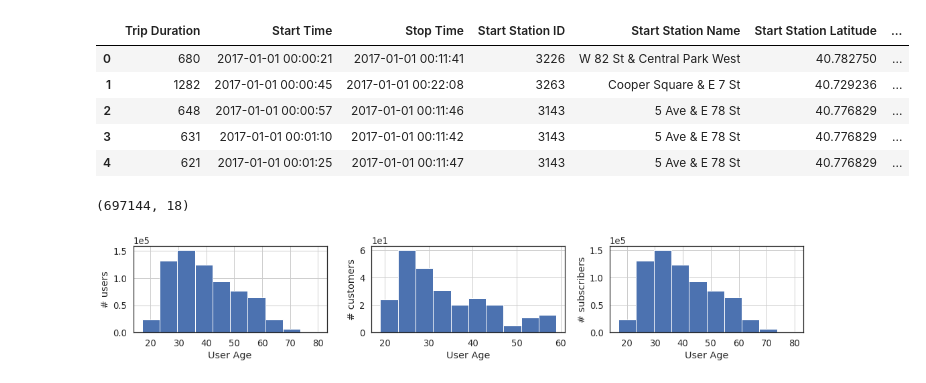
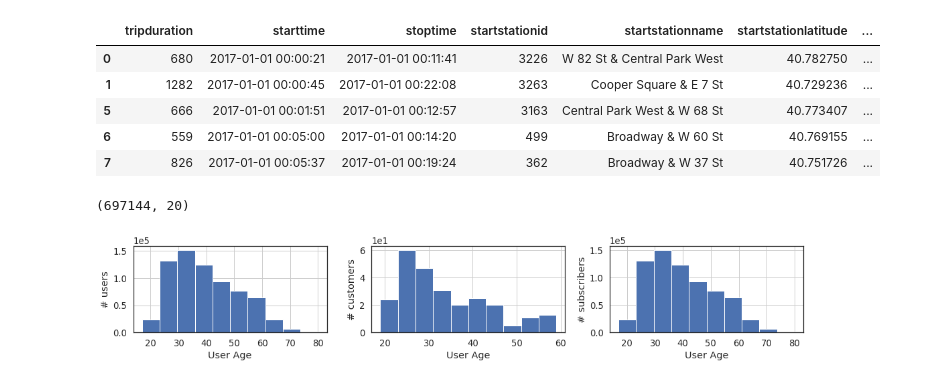
Before and after one commit to kokikwbt/citibike, a Jupyter notebook: notebooks/overview.ipynb, the cells around one changed output. Saved outputs shown, nothing was run; the diff lists cells and outputs as text; code cells hidden in the pictures.

```diff
--- a/notebooks/overview.ipynb
+++ b/notebooks/overview.ipynb
@@ -87,20 +86,20 @@ def plot_weekly_counts(df, ax, key='weekday'):
     ax.set_xticklabels(ax.get_xticklabels(), rotation=45)
     return g
 # %%
-df = load_data()
+df = load_data('201701')
 df.head()
 # %% [output]
-|  | Trip Duration | Start Time | Stop Time | Start Station ID | Start Station Name | Start Station Latitude | ... |
+|  | tripduration | starttime | stoptime | startstationid | startstationname | startstationlatitude | ... |
 | 0 | 680 | 2017-01-01 00:00:21 | 2017-01-01 00:11:41 | 3226 | W 82 St & Central Park West | 40.782750 | ... |
 | 1 | 1282 | 2017-01-01 00:00:45 | 2017-01-01 00:22:08 | 3263 | Cooper Square & E 7 St | 40.729236 | ... |
-| 2 | 648 | 2017-01-01 00:00:57 | 2017-01-01 00:11:46 | 3143 | 5 Ave & E 78 St | 40.776829 | ... |
-| 3 | 631 | 2017-01-01 00:01:10 | 2017-01-01 00:11:42 | 3143 | 5 Ave & E 78 St | 40.776829 | ... |
-| 4 | 621 | 2017-01-01 00:01:25 | 2017-01-01 00:11:47 | 3143 | 5 Ave & E 78 St | 40.776829 | ... |
+| 5 | 666 | 2017-01-01 00:01:51 | 2017-01-01 00:12:57 | 3163 | Central Park West & W 68 St | 40.773407 | ... |
+| 6 | 559 | 2017-01-01 00:05:00 | 2017-01-01 00:14:20 | 499 | Broadway & W 60 St | 40.769155 | ... |
+| 7 | 826 | 2017-01-01 00:05:37 | 2017-01-01 00:19:24 | 362 | Broadway & W 37 St | 40.751726 | ... |
 # %%
 clean_df = cleaning(df)
 clean_df.shape
 # %% [output]
-(697144, 18)
+(697144, 20)
 # %%
 fig, ax = plt.subplots(1, 3, figsize=(15, 3))
 plot_user_age(clean_df, *ax)
```
Also changed, not shown: parts of 3 cells of this notebook, 11 other files.
